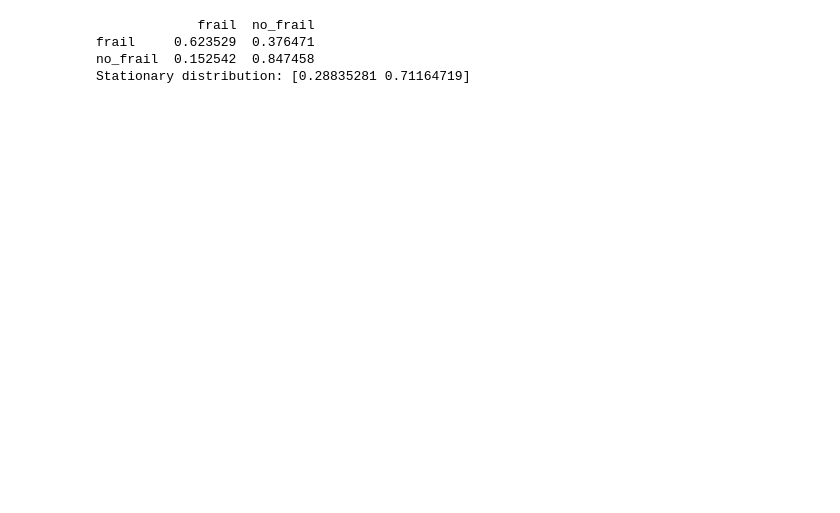
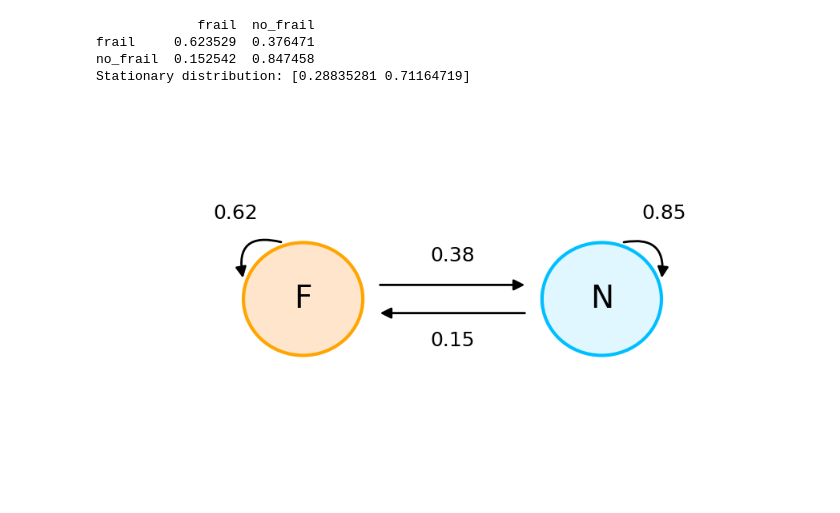
Before and after one commit to OHNLP/activity_tracker, a Jupyter notebook: notebooks/frailty_analysis.ipynb, the cells around one changed output. Saved outputs shown, nothing was run; the diff lists cells and outputs as text; code cells hidden in the pictures; blank space fills up the shorter version.

```diff
--- a/notebooks/frailty_analysis.ipynb
+++ b/notebooks/frailty_analysis.ipynb
@@ -309,0 +287,69 @@ fig.show()
+# %%
+import matplotlib.pyplot as plt
+from matplotlib.patches import Ellipse, FancyArrowPatch
+
+# Transition probabilities
+probs = {
+    ('F', 'F'): 0.62,
+    ('F', 'N'): 0.38,
+    ('N', 'F'): 0.15,
+    ('N', 'N'): 0.85
+}
+
+# Node positions
+node_pos = {'F': (0, 0), 'N': (3, 0)}
+
+fig, ax = plt.subplots(figsize=(9, 5))
+ax.set_xlim(-2, 5)
+ax.set_ylim(-2, 2)
+ax.axis('off')
+
+# Draw ellipses for nodes
+ellipse_F = Ellipse(xy=node_pos['F'], width=1.2, height=1.2,
+                    edgecolor='orange', facecolor='#ffe5cc', lw=3)
+ellipse_N = Ellipse(xy=node_pos['N'], width=1.2, height=1.2,
+                    edgecolor='deepskyblue', facecolor='#e0f7ff', lw=3)
+ax.add_patch(ellipse_F)
+ax.add_patch(ellipse_N)
+
+# Add node labels
+ax.text(*node_pos['F'], 'F', fontsize=28, ha='center', va='center')
+ax.text(*node_pos['N'], 'N', fontsize=28, ha='center', va='center')
+
+# Arrow style
+arrowprops = dict(arrowstyle='-|>', color='black', lw=2, mutation_scale=20)
+
+# Self-loop F
+arrow = FancyArrowPatch((node_pos['F'][0] - 0.2, node_pos['F'][1] + 0.6),
+                        (node_pos['F'][0] - 0.6, node_pos['F'][1] + 0.2),
+                        connectionstyle="arc3,rad=0.8", **arrowprops)
+ax.add_patch(arrow)
+ax.text(node_pos['F'][0] - 0.9, node_pos['F'][1] + 0.85,
+        f"{probs[('F','F')]:.2f}", fontsize=18)
+
+# Self-loop N
+arrow = FancyArrowPatch((node_pos['N'][0] + 0.2, node_pos['N'][1] + 0.6),
+                        (node_pos['N'][0] + 0.6, node_pos['N'][1] + 0.2),
+                        connectionstyle="arc3,rad=-0.7", **arrowprops)
+ax.add_patch(arrow)
+ax.text(node_pos['N'][0] + 0.4, node_pos['N'][1] + 0.85,
+        f"{probs[('N','N')]:.2f}", fontsize=18)
+
+# F → N
+arrow = FancyArrowPatch((node_pos['F'][0] + 0.75, node_pos['F'][1] + 0.15),
+                        (node_pos['N'][0] - 0.75, node_pos['N'][1] + 0.15),
+                        connectionstyle="arc3,rad=0.0", **arrowprops)
+ax.add_patch(arrow)
+ax.text(1.5, 0.4, f"{probs[('F','N')]:.2f}", fontsize=18, ha='center')
+
+# N → F
+arrow = FancyArrowPatch((node_pos['N'][0] - 0.75, node_pos['N'][1] - 0.15),
+                        (node_pos['F'][0] + 0.75, node_pos['F'][1] - 0.15),
+                        connectionstyle="arc3,rad=0.0", **arrowprops)
+ax.add_patch(arrow)
+ax.text(1.5, -0.5, f"{probs[('N','F')]:.2f}", fontsize=18, ha='center')
+
+plt.tight_layout()
+plt.show()
+# %% [output]
+[figure, added]
```
Also changed, not shown: parts of 7 cells of this notebook.
